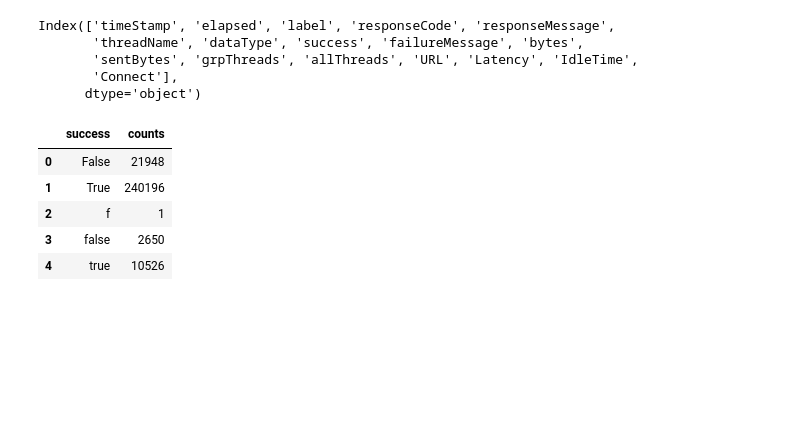
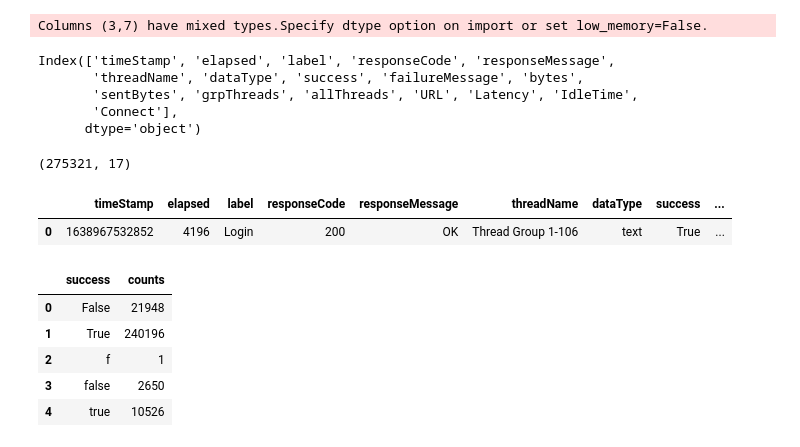
Before and after one commit to girotodenis/python, a Jupyter notebook: RelatorioTesteCarga.ipynb, the cells around one changed output. Drawn from its saved outputs; the diff is of its cells as text; code cells hidden in the pictures; blank space fills up the shorter version.

```diff
--- a/RelatorioTesteCarga.ipynb
+++ b/RelatorioTesteCarga.ipynb
@@ -15,19 +15,31 @@ import plotly.graph_objs as go
 py.init_notebook_mode(connected=False)
 # %%
 df = pd.read_csv('/content/epol-teste-consultas-menu.csv')
-#df = pd.read_csv('/content/epol-teste-consultas-menu4x3000_4.csv')
-#df.success.astype(str)
-#df.success.replace('False','false')
-#df.success.replace('f','false')
-#df.success.replace('True	','true	')
-#dft = df['timeStamp'].values.astype(dtype='datetime64[ms]')
+#df1 = pd.read_csv('/content/epol-teste-consultas-menu4x3000_1.csv')
+#df2 = pd.read_csv('/content/epol-teste-consultas-menu4x3000_2.csv')
+#df3 = pd.read_csv('/content/epol-teste-consultas-menu4x3000_3.csv')
+#df4 = pd.read_csv('/content/epol-teste-consultas-menu4x3000_4.csv')
+#df = pd.concat([df1, df2, df3, df4])
+
+df.success.astype(str)
+df.success.replace('False','false')
+df.success.replace('f','false')
+df.success.replace('True	','true	')
 df.columns
 # %% [output]
-Index(['timeStamp', 'elapsed', 'label', 'responseCode', 'responseMessage',
-       'threadName', 'dataType', 'success', 'failureMessage', 'bytes',
-       'sentBytes', 'grpThreads', 'allThreads', 'URL', 'Latency', 'IdleTime',
-       'Connect'],
-      dtype='object')
+Columns (3,7) have mixed types.Specify dtype option on import or set low_memory=False.
+Index(['timeStamp', 'elapsed', 'label', 'responseCode', 'responseMessage',
+       'threadName', 'dataType', 'success', 'failureMessage', 'bytes',
+       'sentBytes', 'grpThreads', 'allThreads', 'URL', 'Latency', 'IdleTime',
+       'Connect'],
+      dtype='object')
+# %%
+print(df.shape)
+df.head(1)
+# %% [output]
+(275321, 17)
+|  | timeStamp | elapsed | label | responseCode | responseMessage | threadName | dataType | success | ... |
+| 0 | 1638967532852 | 4196 | Login | 200 | OK | Thread Group 1-106 | text | True | ... |
 # %%
 df2 = df.groupby(['success']).size().reset_index(name='counts')
 df2.head()
```
Also changed, not shown: parts of 11 cells of this notebook.
